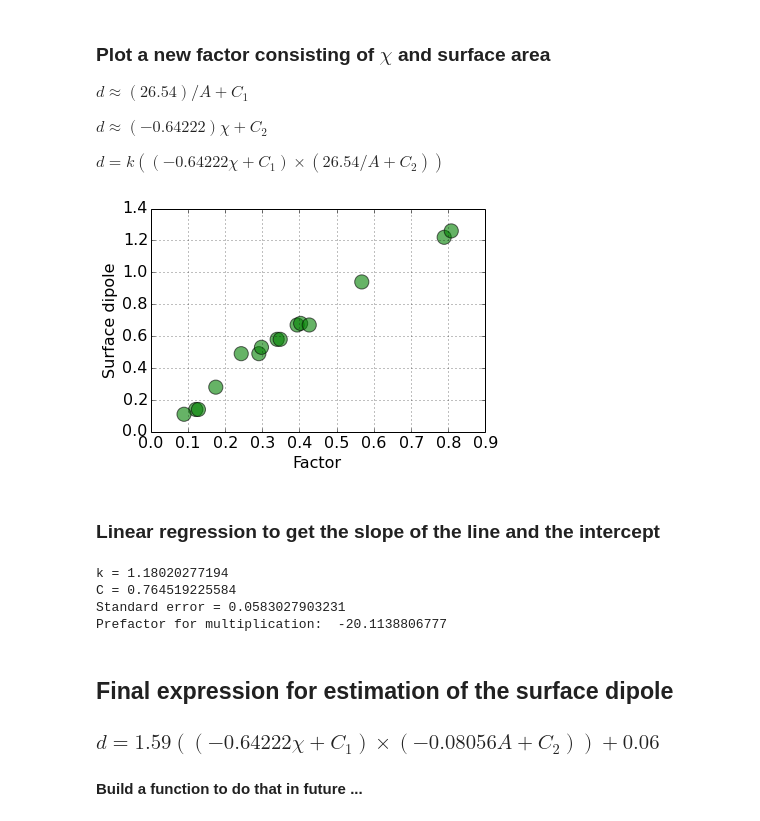
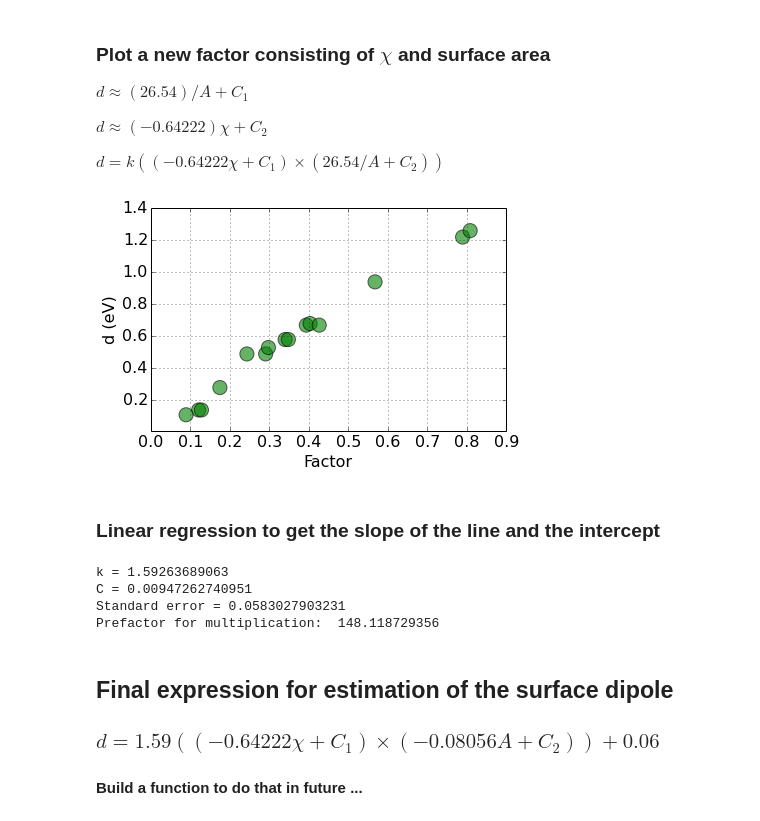
Before and after one commit to keeeto/fitting, a Jupyter notebook: Untitled.ipynb, the cells around one changed output. Saved outputs shown, nothing was run; the diff lists cells and outputs as text; code cells hidden in the pictures.

```diff
--- a/Untitled.ipynb
+++ b/Untitled.ipynb
@@ -154,29 +164,32 @@ $d = k((-0.64222\chi + C_1) \times(26.54/A + C_2))$
 # %%
 factor = []
 for i, value in enumerate(eNeg):
     value = value
     factor.append((eNeg_slope*value + eNeg_const)*(area_slope*iarea[i] + area_const) )
 plt.scatter(factor,dip,s=200,marker='o',c='g',alpha=0.6)
 #plt.xlim(1.5, 4.5)
 plt.xlabel('Factor',fontsize=16)
-plt.ylabel('Surface dipole',fontsize=16)
+plt.ylabel('d (eV)',fontsize=16)
+plt.ylim(0.01,1.4)
+plt.savefig('dipole_factor.pdf')
+plt.tight_layout()
 plt.grid(True)
 # %% [output]
-[figure, old version]
+[figure, new version]
 # %% [markdown]
 ### Linear regression to get the slope of the line and the intercept
 # %%
 dipole_slope, dipole_prefactor, r_value, p_value, std_err = stats.linregress(factor,dip)
-print 'k =', slope
-print 'C =', intercept
+print 'k =', dipole_slope
+print 'C =', dipole_prefactor
 print 'Standard error =', std_err
 prefactor = slope*eNeg_slope*area_slope
 print 'Prefactor for multiplication: ', slope*eNeg_slope*area_slope
 # %% [output]
-k = 1.18020277194
-C = 0.764519225584
+k = 1.59263689063
+C = 0.00947262740951
 Standard error = 0.0583027903231
-Prefactor for multiplication:  -20.1138806777
+Prefactor for multiplication:  148.118729356
 # %% [markdown]
 ## Final expression for estimation of the surface dipole
 ### $d = 1.59((-0.64222\chi + C_1) \times(-0.08056A + C_2)) + 0.06$
```
Also changed, not shown: parts of 12 cells of this notebook, 18 other files.
